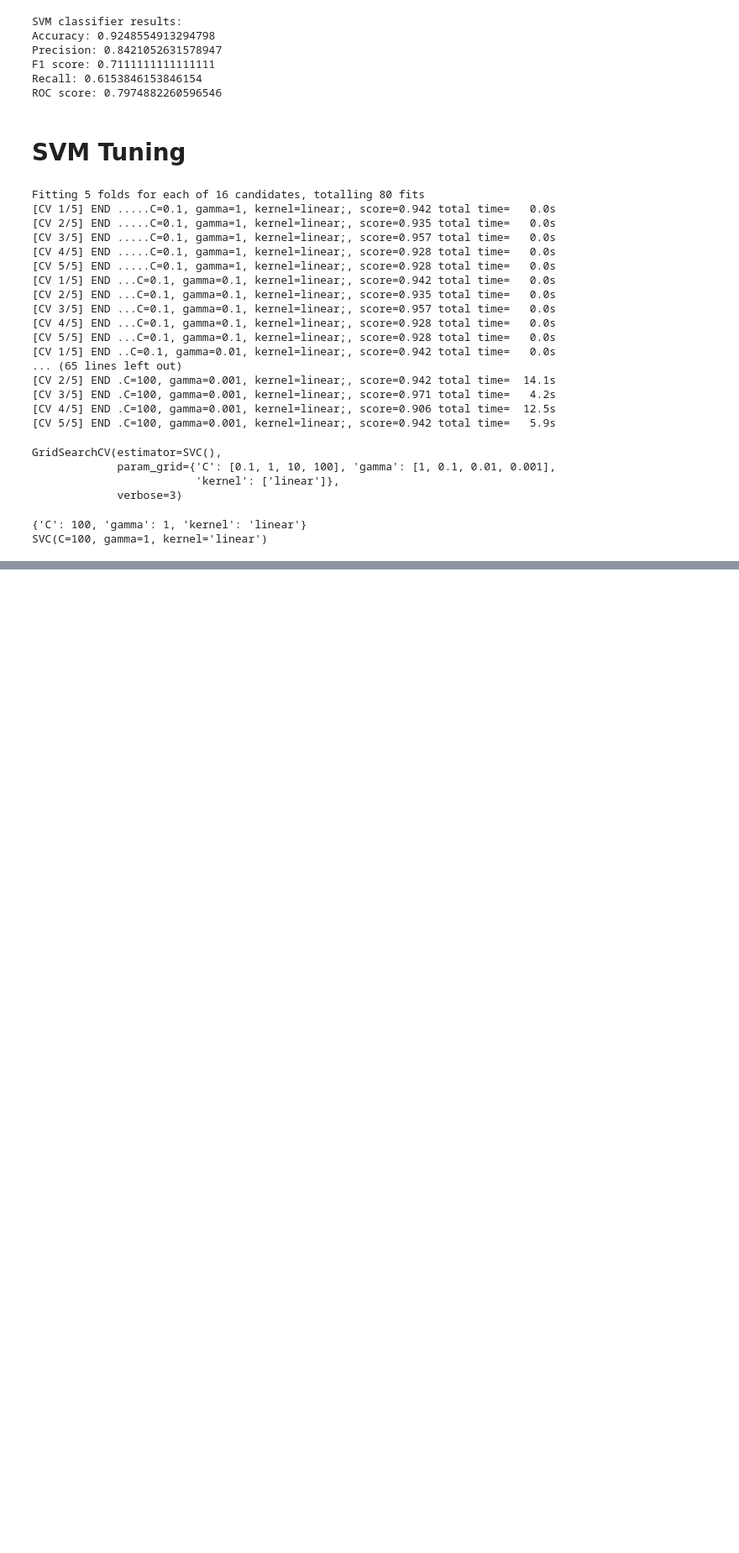
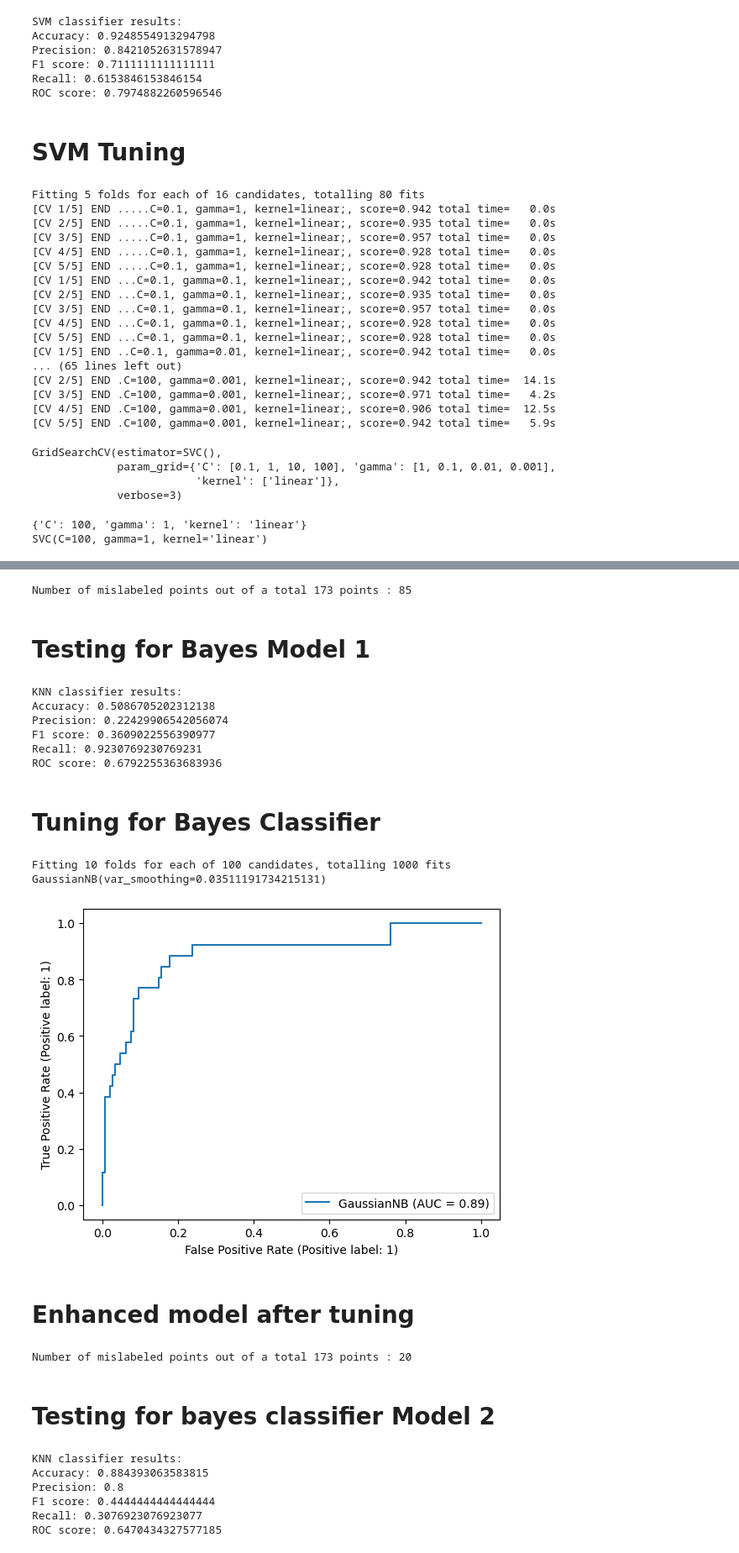
Before and after one commit to mahgob601/MachineLearning-Project, a Jupyter notebook: KNN.ipynb, the cells around one changed output, grey strips where cells are left out. Shown: that part at 84% size. Cells and saved outputs as stored; diff of their text form; code cells hidden in the pictures; blank space fills up the shorter version.

Commit message:
Added enhanced Bayes classifier after tuning, and its ROC, AUC curve.

```diff
--- a/KNN.ipynb
+++ b/KNN.ipynb
@@ -330,0 +270,65 @@ ROC score: 0.6470434327577185
+# %%
+from sklearn.naive_bayes import GaussianNB
+gnb_classifier = GaussianNB()
+gnb_classifier.fit(x_train, y_train)
+y_pred_bayes = gnb_classifier.predict(x_test)
+print("Number of mislabeled points out of a total %d points : %d" % (x_test.shape[0], (y_test != y_pred_bayes).sum()))
+# %% [output]
+Number of mislabeled points out of a total 173 points : 85
+# %% [markdown]
+# Testing for Bayes Model 1
+# %%
+print("KNN classifier results:")
+print("Accuracy:", metrics.accuracy_score(y_test , y_pred_bayes))
+print("Precision:", metrics.precision_score(y_test , y_pred_bayes))
+print("F1 score:",metrics.f1_score(y_test , y_pred_bayes))
+print("Recall:", metrics.recall_score(y_test , y_pred_bayes))
+print("ROC score:", metrics.roc_auc_score(y_test , y_pred_bayes))
+# %% [output]
+KNN classifier results:
+Accuracy: 0.5086705202312138
+Precision: 0.22429906542056074
+F1 score: 0.3609022556390977
+Recall: 0.9230769230769231
+ROC score: 0.6792255363683936
+# %% [markdown]
+# Tuning for Bayes Classifier
+# %%
+param_grid_nb = {
+    'var_smoothing': np.logspace(0,-9, num=100)
+}
+nbModel_grid = GridSearchCV(estimator=GaussianNB(), param_grid=param_grid_nb, verbose=1, cv=10, n_jobs=-1)
+nbModel_grid.fit(x_train, y_train)
+print(nbModel_grid.best_estimator_)
+# %% [output]
+Fitting 10 folds for each of 100 candidates, totalling 1000 fits
+GaussianNB(var_smoothing=0.03511191734215131)
+# %%
+svc_disp = RocCurveDisplay.from_estimator(gnb_classifier, x_test, y_test)
+# %% [output]
+[figure, added]
+# %% [markdown]
+# Enhanced model after tuning
+# %%
+gnb_classifier_enhanced = GaussianNB(var_smoothing=0.03511191734215131)
+gnb_classifier_enhanced.fit(x_train, y_train)
+y_pred_bayes_2 = gnb_classifier_enhanced.predict(x_test)
+print("Number of mislabeled points out of a total %d points : %d" % (x_test.shape[0], (y_test != y_pred_bayes_2).sum()))
+# %% [output]
+Number of mislabeled points out of a total 173 points : 20
+# %% [markdown]
+# Testing for bayes classifier Model 2
+# %%
+print("KNN classifier results:")
+print("Accuracy:", metrics.accuracy_score(y_test , y_pred_bayes_2))
+print("Precision:", metrics.precision_score(y_test , y_pred_bayes_2))
+print("F1 score:",metrics.f1_score(y_test , y_pred_bayes_2))
+print("Recall:", metrics.recall_score(y_test , y_pred_bayes_2))
+print("ROC score:", metrics.roc_auc_score(y_test , y_pred_bayes_2))
+# %% [output]
+KNN classifier results:
+Accuracy: 0.884393063583815
+Precision: 0.8
+F1 score: 0.4444444444444444
+Recall: 0.3076923076923077
+ROC score: 0.6470434327577185
```
Also changed, not shown: parts of 42 cells of this notebook.
